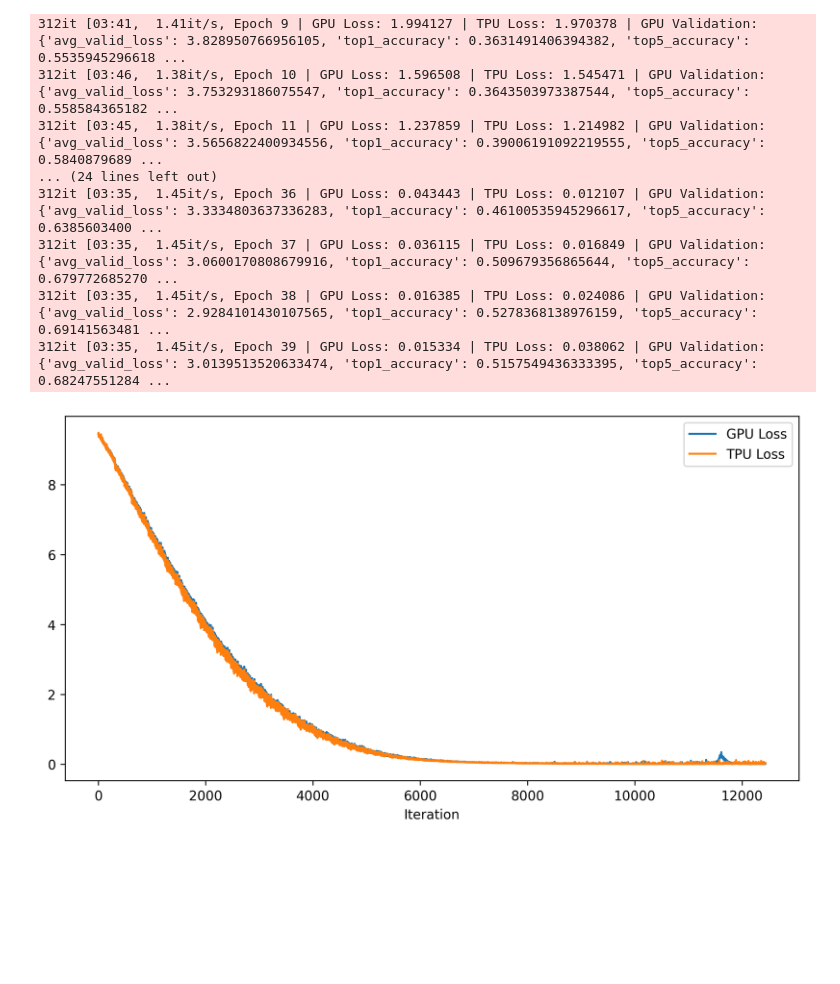
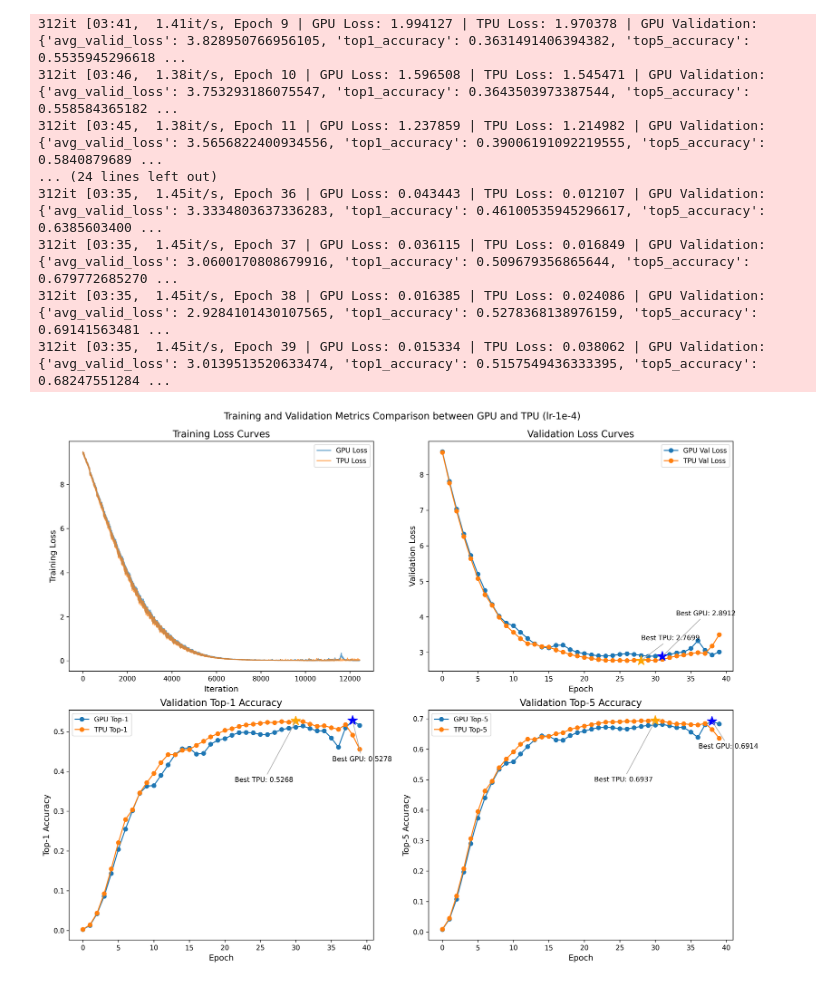
Before and after one commit to tengyifei/resnet18-gpu-tpu, a Jupyter notebook: convergence.ipynb, the cells around one changed output. Saved outputs shown, nothing was run; the diff lists cells and outputs as text; code cells hidden in the pictures; blank space fills up the shorter version.

```diff
--- a/convergence.ipynb
+++ b/convergence.ipynb
@@ -346,14 +295,4 @@ TPU Actor (PID: 2382981) using xla:0 (v5litepod-8)
 312it [03:35,  1.45it/s, Epoch 37 | GPU Loss: 0.036115 | TPU Loss: 0.016849 | GPU Validation: {'avg_valid_loss': 3.0600170808679916, 'top1_accuracy': 0.509679356865644, 'top5_accuracy': 0.679772685270 ...
 312it [03:35,  1.45it/s, Epoch 38 | GPU Loss: 0.016385 | TPU Loss: 0.024086 | GPU Validation: {'avg_valid_loss': 2.9284101430107565, 'top1_accuracy': 0.5278368138976159, 'top5_accuracy': 0.69141563481 ...
 312it [03:35,  1.45it/s, Epoch 39 | GPU Loss: 0.015334 | TPU Loss: 0.038062 | GPU Validation: {'avg_valid_loss': 3.0139513520633474, 'top1_accuracy': 0.5157549436333395, 'top5_accuracy': 0.68247551284 ...
-# %%
-import matplotlib.pyplot as plt
-plt.figure(figsize=(10, 5))
-plt.plot(gpu_losses, label='GPU Loss')
-plt.plot(tpu_losses, label='TPU Loss')
-plt.xlabel('Iteration')
-plt.legend()
-plt.show()
-# %% [output]
-[figure, removed]
 # %%
@@ -376,0 +302,6 @@ with open("outputs/convergence/lr-1e-4/tpu_validation_metrics.json", "w") as f:
+# %%
+from metrics_util import plot_metrics, load_metrics
+
+plot_metrics(load_metrics("lr-1e-4"), "lr-1e-4")
+# %% [output]
+[figure, added]
```
Also changed, not shown: parts of 6 cells of this notebook, 1 other file.
